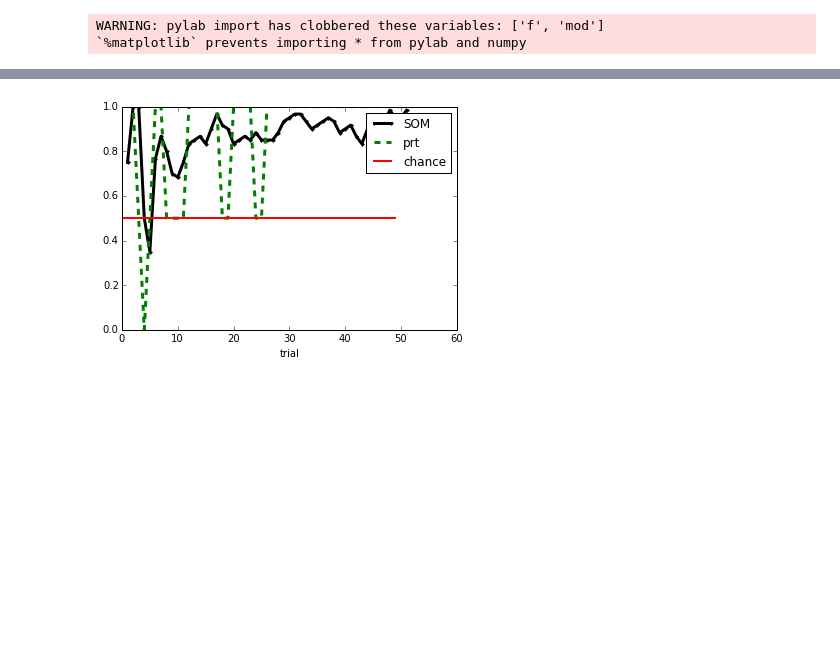
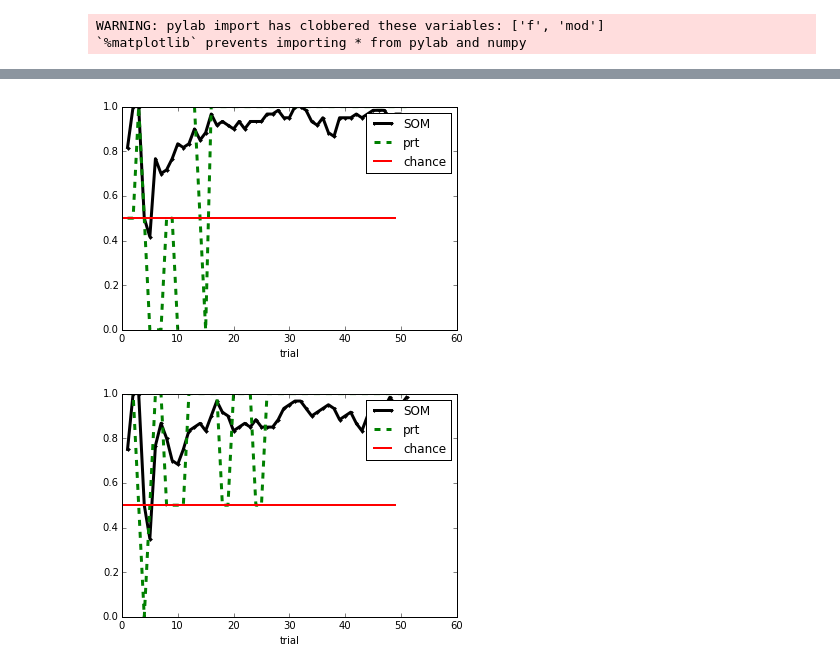
Before and after one commit to sriveravi/som, a Jupyter notebook: runSOM2.ipynb, the cells around one changed output, grey strips where cells are left out. Cells and saved outputs as stored; diff of their text form; code cells hidden in the pictures; blank space fills up the shorter version.

```diff
--- a/runSOM2.ipynb
+++ b/runSOM2.ipynb
@@ -356,3 +368,19 @@ Ideal exemplar projection
+# %%
+#####  Calculate learning curve (several initializations)
+
+f = files[2]
+removeProp = .5
+lrnRt = 0.3
+iters = 30
+
+
+mod = SOM( f, learning_rate= lrnRt )
+mod.meanLrnCurves( iters = iters, removeProp = removeProp  )
+
+# show curves
+mod.showLearnCuves(window=2)
+# %% [output]
+[figure, added]
 # %%
 # train all example
 
```
Also changed, not shown: parts of 3 cells of this notebook, 1 other file.
